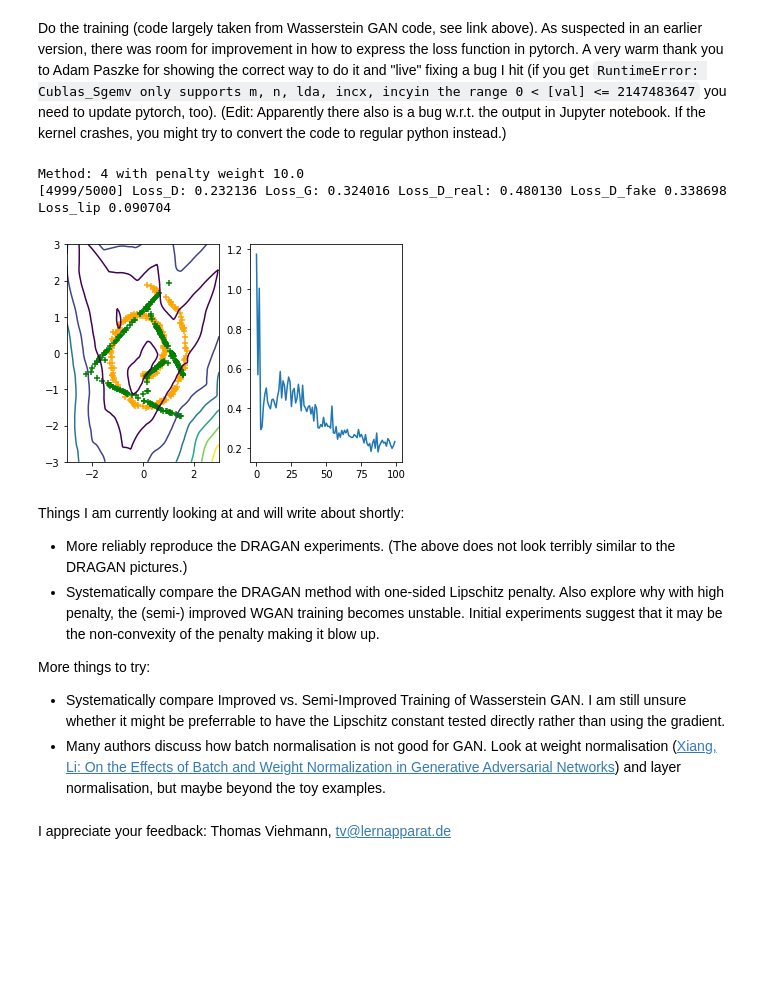
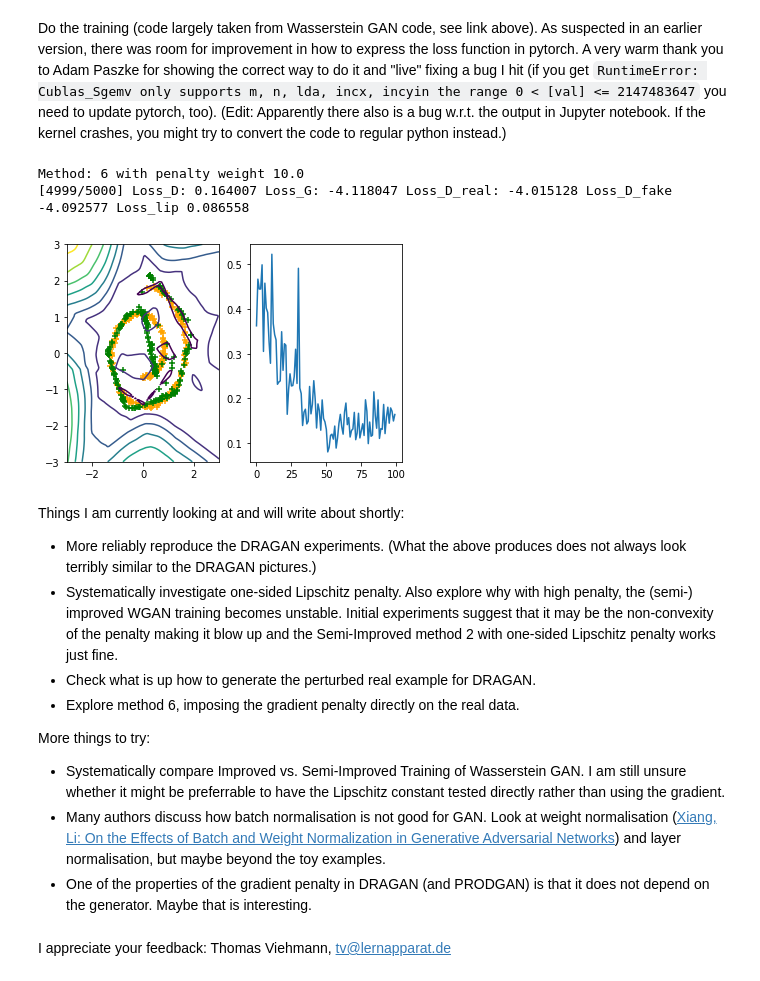
Before and after one commit to t-vi/pytorch-tvmisc, a Jupyter notebook: wasserstein-distance/Improved_Training_of_Wasserstein_GAN.ipynb, the cells around one changed output. Cells and saved outputs as stored; diff of their text form; code cells hidden in the pictures; blank space fills up the shorter version.

Commit message:
Haha, PRODGAN

```diff
--- a/wasserstein-distance/Improved_Training_of_Wasserstein_GAN.ipynb
+++ b/wasserstein-distance/Improved_Training_of_Wasserstein_GAN.ipynb
@@ -51,7 +53,7 @@ import IPython
 # %%
 # set up parameters, a blend of Wasserstein GAN and Improved Training's code
 
-lipschitz_constraint = 4 # 0: original WGAN, 1: semi-improved method 1
+lipschitz_constraint = 6 # 0: original WGAN, 1: semi-improved method 1
                          # 2: semi-improved method 2
                          # 3: improved method with gradient penalty
                          # 4: DRAGAN
@@ -60,7 +62,7 @@ penalty_weight = 10.0 #0.1     # penalty weight term lambda
 opt_dataset = 'swissroll' # 8gaussians | swissroll | 25gaussians
 opt_niter = 5000
 opt_batchSize=256
-opt_lrD = 0.00001 # learning rate for Critic, default=0.00005
+opt_lrD = 0.00005 # learning rate for Critic, default=0.00005
 opt_lrG = 0.00005 # learning rate for Generator, default=0.00005
 opt_beta1=0.5 # beta1 for adam. default=0.5
 opt_cuda = True
@@ -98,7 +100,7 @@ if opt_cuda:
     noise, fixed_noise = noise.cuda(), fixed_noise.cuda()
     pertubation = pertubation.cuda()
 
-input = Variable(input)
+input = Variable(input, requires_grad=(lipschitz_constraint==6))
 input2 = Variable(input2)
 noise = Variable(noise)
 fixed_noise = Variable(fixed_noise)
@@ -327,6 +329,7 @@ for batches in range(opt_niter):
             errD_interp_vec = netD(Variable(interp_alpha.expand_as(input.data)*input.data+(1-interp_alpha.expand_as(input.data))*input2.data))
             lip_est1 = (errD_fake_vec-errD_interp_vec).abs()/(vinterp_alpha*dist+1e-8)
             lip_est2 = (errD_real_vec-errD_interp_vec).abs()/((1.0-vinterp_alpha)*dist+1e-8)
+            # note: with .clamp this is one-sided
             lip_loss = 0.5*penalty_weight*(((1.0-lip_est1).clamp(max=0)**2).mean(0).view(1)+((1.0-lip_est2).clamp(max=0)**2).mean(0).view(1))
             lip_loss.backward(one)
             errD = errD + lip_loss
@@ -342,18 +345,33 @@ for batches in range(opt_niter):
             lip_loss = penalty_weight*((1.0-lip_est)**2).mean(0).view(1)
             lip_loss.backward()
             errD = errD + lip_loss
-        elif lipschitz_constraint == 4:
-            # this follows the code by the DRAGAN authors
-            pertubation.resize_as_(input.data)
-            pertubation.uniform_()
-            pertubation *= 0.5*input.data.std()
-            interp_alpha.resize_(batch_size, 1)
-            interp_alpha.uniform_()
-            pertubation *= interp_alpha.expand_as(pertubation)
+        elif lipschitz_constraint == 4 or lipschitz_constraint == 5:
+            if lipschitz_constraint == 4:
+              # this tries to match
+              pertubation.resize_as_(input.data)
+              pertubation.uniform_()
+              pertubation *= 0.5*input.data.std()
+              interp_alpha.resize_(batch_size, 1)
+              interp_alpha.uniform_()
+              pertubation *= interp_alpha.expand_as(pertubation)
+            else:
+              # the choice of perturbation and leaving out alpha differs from the DRAGAN article
+              pertubation.resize_as_(input.data)
+              pertubation.normal_()
+              pertubation *= 0.25*input.data.std(0).expand_as(pertubation)
+            #interp_alpha.resize_(batch_size, 1)
+            #interp_alpha.uniform_()
+            #pertubation *= interp_alpha.expand_as(pertubation)
             pertubation += input.data
             interp_points = Variable(pertubation, requires_grad=True)
             errD_interp_vec = netD(interp_points)
             errD_gradient, = torch.autograd.grad(errD_interp_vec.sum(), interp_points, create_graph=True)
+            lip_est = (errD_gradient**2).view(batch_size,-1).sum(1)**0.5
+            lip_loss = penalty_weight*((1.0-lip_est)**2).mean(0).view(1)
+            lip_loss.backward()
+            errD = errD + lip_loss
+        elif lipschitz_constraint == 6:
+            errD_gradient, = torch.autograd.grad(errD_real_vec.sum(), input, create_graph=True)
             lip_est = (errD_gradient**2).view(batch_size,-1).sum(1)**0.5
             lip_loss = penalty_weight*((1.0-lip_est)**2).mean(0).view(1)
             lip_loss.backward()
@@ -362,44 +380,47 @@ for batches in range(opt_niter):
 
     ############################
     # (2) Update G network
     ###########################
     for p in netD.parameters():
         p.requires_grad = False # to avoid computation
     netG.zero_grad()
     # in case our last batch was the tail batch of the dataloader,
     # make sure we feed a full batch of noise
     noise.data.resize_(opt_batchSize, 2)
     noise.data.normal_(0, 1)
     fake = netG(noise)
     errG = netD(fake)
     errG = errG.mean(0).view(1)
     errG.backward(one)
     optimizerG.step()
     if (batches+1) % 50 == 0:
       losses.append(errD.data[0])
       generate_image(data, losses)
       print("Method: {} with penalty weight {}".format(lipschitz_constraint, penalty_weight))
       print('[%d/%d] Loss_D: %f Loss_G: %f Loss_D_real: %f Loss_D_fake %f Loss_lip %f'
         % (batches, opt_niter,
         errD.data[0], errG.data[0], errD_real.data[0], errD_fake.data[0], lip_loss.data[0]))
 
 IPython.display.clear_output(wait=True)
 print("Method: {} with penalty weight {}".format(lipschitz_constraint, penalty_weight))
 print('[%d/%d] Loss_D: %f Loss_G: %f Loss_D_real: %f Loss_D_fake %f Loss_lip %f'
         % (batches, opt_niter,
         errD.data[0], errG.data[0], errD_real.data[0], errD_fake.data[0], lip_loss.data[0]))
 # %% [output]
-Method: 4 with penalty weight 10.0
-[4999/5000] Loss_D: 0.232136 Loss_G: 0.324016 Loss_D_real: 0.480130 Loss_D_fake 0.338698 Loss_lip 0.090704
+Method: 6 with penalty weight 10.0
+[4999/5000] Loss_D: 0.164007 Loss_G: -4.118047 Loss_D_real: -4.015128 Loss_D_fake -4.092577 Loss_lip 0.086558
-[figure, old version]
+[figure, new version]
 # %% [markdown]
 Things I am currently looking at and will write about shortly:
-- More reliably reproduce the DRAGAN experiments. (The above does not look terribly similar to the DRAGAN pictures.)
-- Systematically compare the DRAGAN method with one-sided Lipschitz penalty. Also explore why with high penalty, the (semi-) improved WGAN training becomes unstable. Initial experiments suggest that it may be the non-convexity of the penalty making it blow up.
+- More reliably reproduce the DRAGAN experiments. (What the above produces does not always look terribly similar to the DRAGAN pictures.)
+- Systematically investigate one-sided Lipschitz penalty. Also explore why with high penalty, the (semi-) improved WGAN training becomes unstable. Initial experiments suggest that it may be the non-convexity of the penalty making it blow up and the Semi-Improved method 2 with one-sided Lipschitz penalty works just fine.
+- Check what is up how to generate the perturbed real example for DRAGAN.
+- Explore method 6, imposing the gradient penalty directly on the real data.
 
 More things to try:
 - Systematically compare Improved vs. Semi-Improved Training of Wasserstein GAN.
   I am still unsure whether it might be preferrable to have the Lipschitz constant tested directly rather than using the gradient.
 - Many authors discuss how batch normalisation is not good for GAN. Look at weight normalisation ([Xiang, Li: On the Effects of Batch and Weight Normalization in Generative Adversarial Networks](https://arxiv.org/abs/1704.03971)) and layer normalisation, but maybe beyond the toy examples.
+- One of the properties of the gradient penalty in DRAGAN (and PRODGAN) is that it does not depend on the generator. Maybe that is interesting.
 # %% [markdown]
 I appreciate your feedback: Thomas Viehmann, tv@lernapparat.de
```
Also changed, not shown: parts of 1 cell of this notebook.
